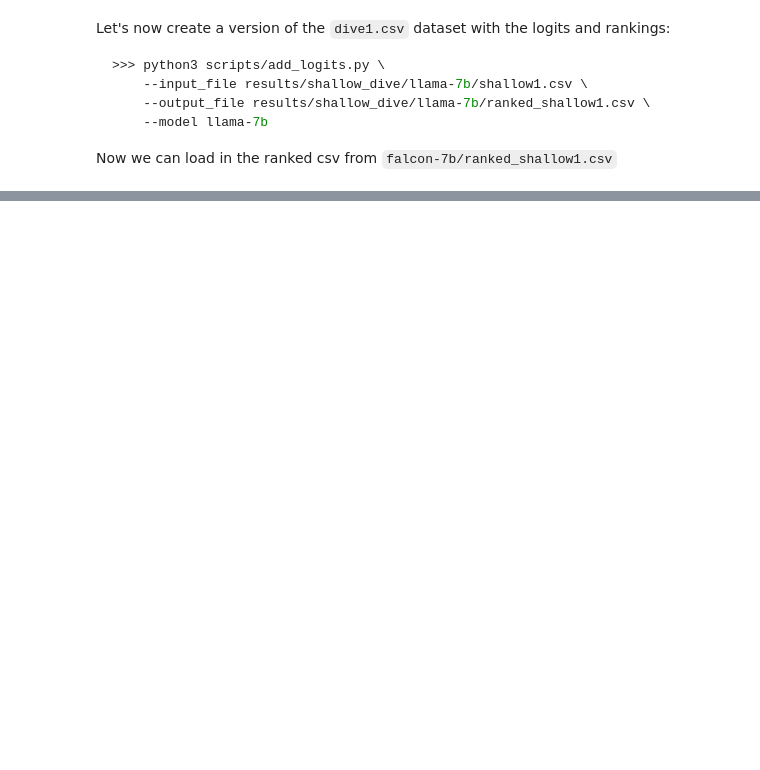
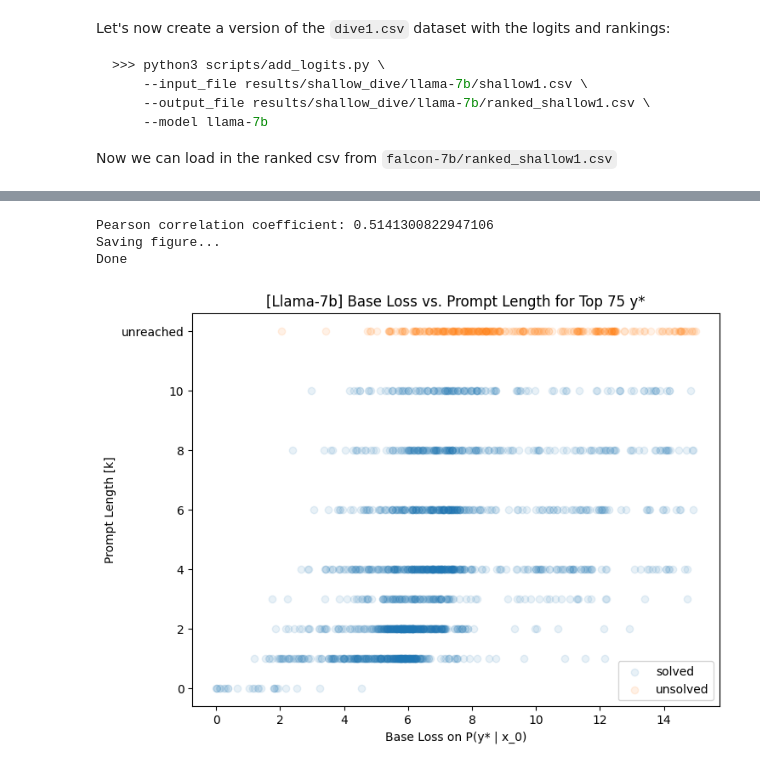
Before and after one commit to amanb2000/Magic_Words, a Jupyter notebook: results/shallow_dive/Shallow Dive.ipynb, the cells around one changed output, grey strips where cells are left out. Cells and saved outputs as stored; diff of their text form; code cells hidden in the pictures; blank space fills up the shorter version.

```diff
--- a/results/shallow_dive/Shallow Dive.ipynb
+++ b/results/shallow_dive/Shallow Dive.ipynb
@@ -622,0 +656,13 @@ Now we can load in the ranked csv from `falcon-7b/ranked_shallow1.csv`
+# %%
+# Base loss vs. prompt length for llama-7b
+title = '[Llama-7b] Base Loss vs. Prompt Length for Top 75 y*'
+output_path = '../figures/shallow1_llama7b_base_loss_vs_prompt_length.pdf'
+base_loss_vs_prompt_len(ranked_shallow1_df,
+                        title=title,
+                        output_path=output_path,
+                        figsize=FIG_SIZE)
+# %% [output]
+Pearson correlation coefficient: 0.5141300822947106
+Saving figure...
+Done
+[figure, added]
```
Also changed, not shown: parts of 24 cells of this notebook, 6 other files.
